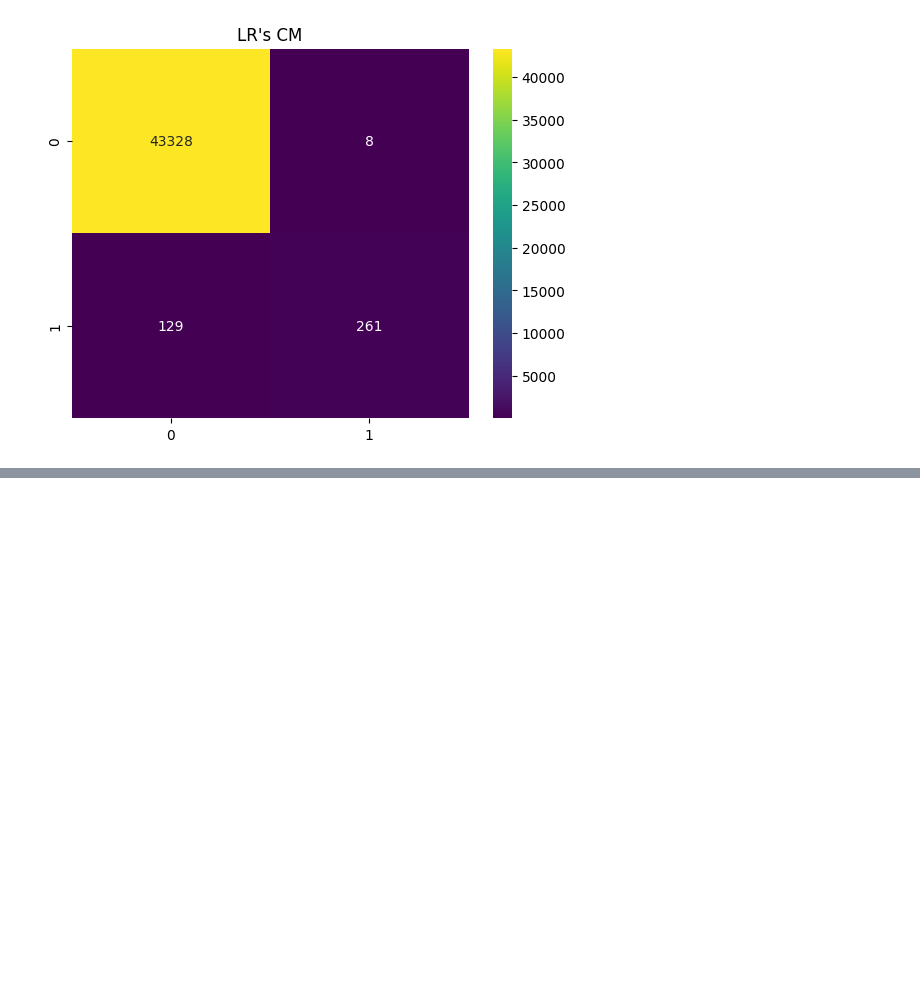
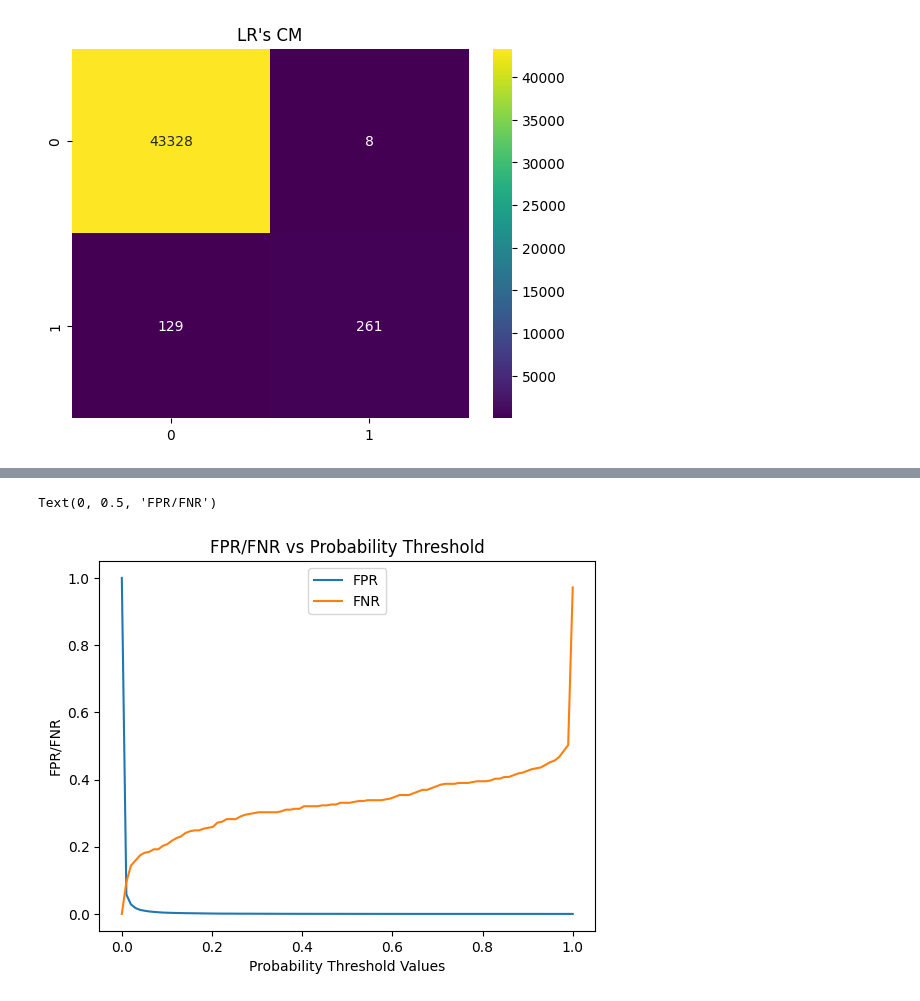
Before and after one commit to MaximillianJacob/Udemy, a Jupyter notebook: machine_learning_imbalanced_data/Section-03-Metrics/3.1_Confusion_Matrix_FPR_FNR.ipynb, the cells around one changed output, grey strips where cells are left out. Drawn from its saved outputs; the diff is of its cells as text; code cells hidden in the pictures; blank space fills up the shorter version.

```diff
--- a/machine_learning_imbalanced_data/Section-03-Metrics/3.1_Confusion_Matrix_FPR_FNR.ipynb
+++ b/machine_learning_imbalanced_data/Section-03-Metrics/3.1_Confusion_Matrix_FPR_FNR.ipynb
@@ -274,0 +435,3 @@ Text(0.5, 1.0, "LR's CM")
+# %%
+metrics = pd.concat([pd.Series(fpr_ls), pd.Series(fnr_ls)], axis=1)
+metrics.head()
@@ -274,0 +445,2 @@ Text(0.5, 1.0, "LR's CM")
+# %%
+metrics.columns = ['FPR', 'FNR']
@@ -274,0 +475,2 @@ Text(0.5, 1.0, "LR's CM")
+# %%
+metrics.index = thresholds
@@ -274,0 +490,2 @@ Text(0.5, 1.0, "LR's CM")
+# %%
+metrics.columns = ['']
@@ -274,0 +503,9 @@ Text(0.5, 1.0, "LR's CM")
+# %%
+sns.lineplot(x=metrics.index, y='FPR', data=metrics, label='FPR')
+sns.lineplot(x=metrics.index, y='FNR', data=metrics, label='FNR')
+plt.title('FPR/FNR vs Probability Threshold')
+plt.xlabel('Probability Threshold Values')
+plt.ylabel('FPR/FNR')
+# %% [output]
+Text(0, 0.5, 'FPR/FNR')
+[figure, added]
```
Also changed, not shown: parts of 47 cells of this notebook.
